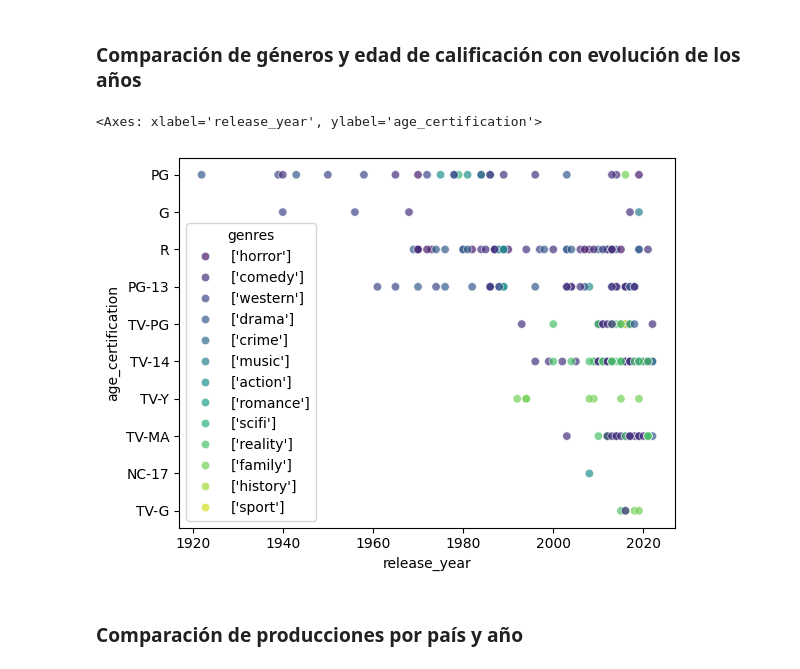
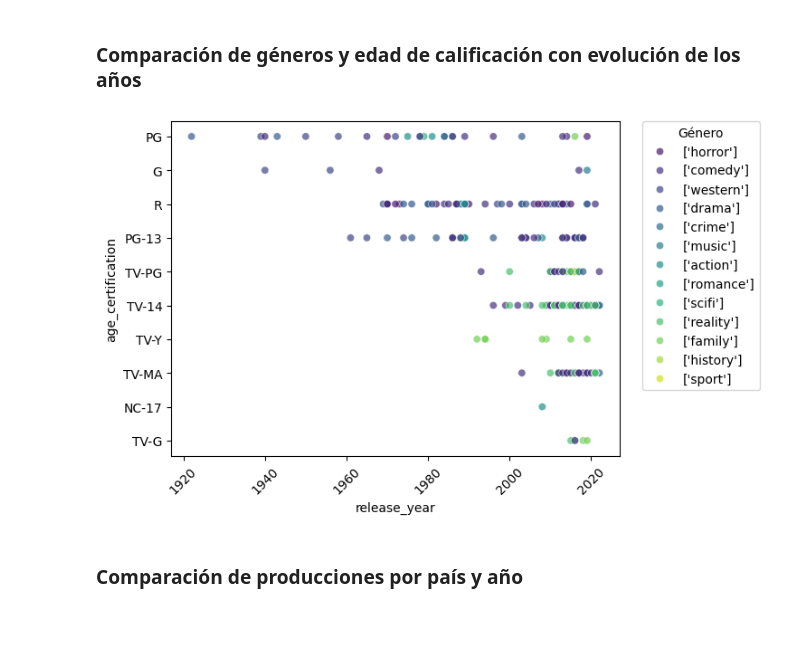
Before and after one commit to davidcabrero/EDA_Paramount, a Jupyter notebook: EDA_Paramount.ipynb, the cells around one changed output. Saved outputs shown, nothing was run; the diff lists cells and outputs as text; code cells hidden in the pictures; blank space fills up the shorter version.

```diff
--- a/EDA_Paramount.ipynb
+++ b/EDA_Paramount.ipynb
@@ -243,16 +248,21 @@ sns.displot(data=filtroGeneros,
 # %%
 filtroGeneros = df_paramount[df_paramount['genres'].apply(lambda x: len(str(x)) < 12 and len(str(x)) > 3)]
 sns.scatterplot(
     data=filtroGeneros,
     x="release_year",
     y="age_certification",
     hue="genres",            # Diferenciar por género
     palette="viridis",
     alpha=0.7                # Transparencia para ver puntos superpuestos
 )
+
+# Mover la leyenda fuera del gráfico
+plt.legend(title="Género", bbox_to_anchor=(1.05, 1), loc='upper left', borderaxespad=0)
+
+plt.xticks(rotation=45)
+plt.show()
 # %% [output]
-<Axes: xlabel='release_year', ylabel='age_certification'>
-[figure, old version]
+[figure, new version]
 # %% [markdown]
 ### Comparación de producciones por país y año
 # %%
```
Also changed, not shown: parts of 3 cells of this notebook, 1 other file.
